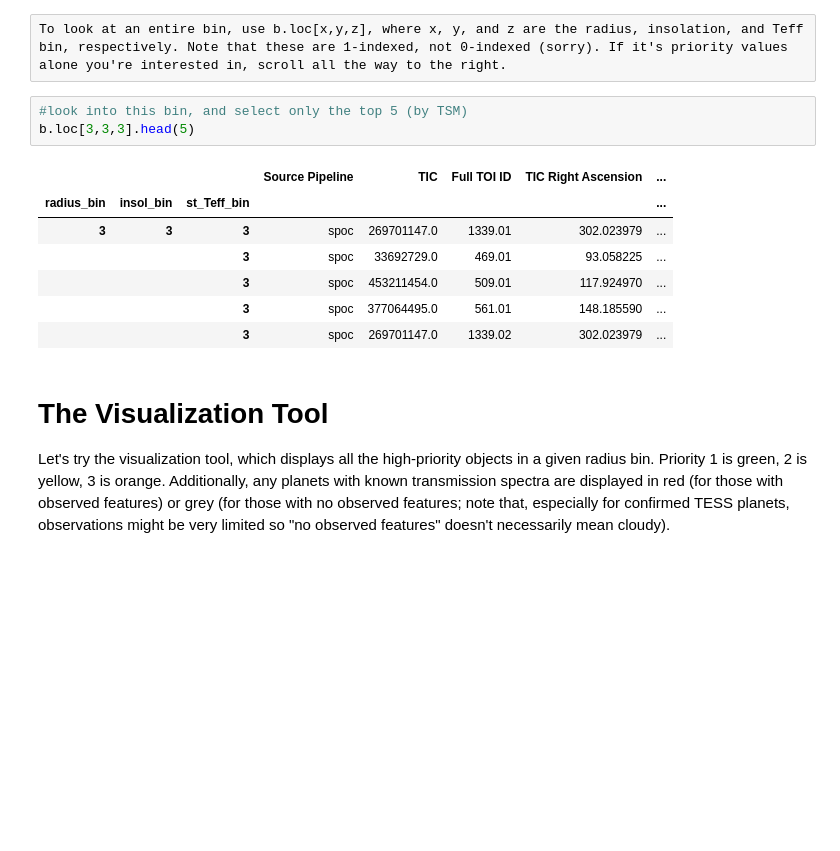
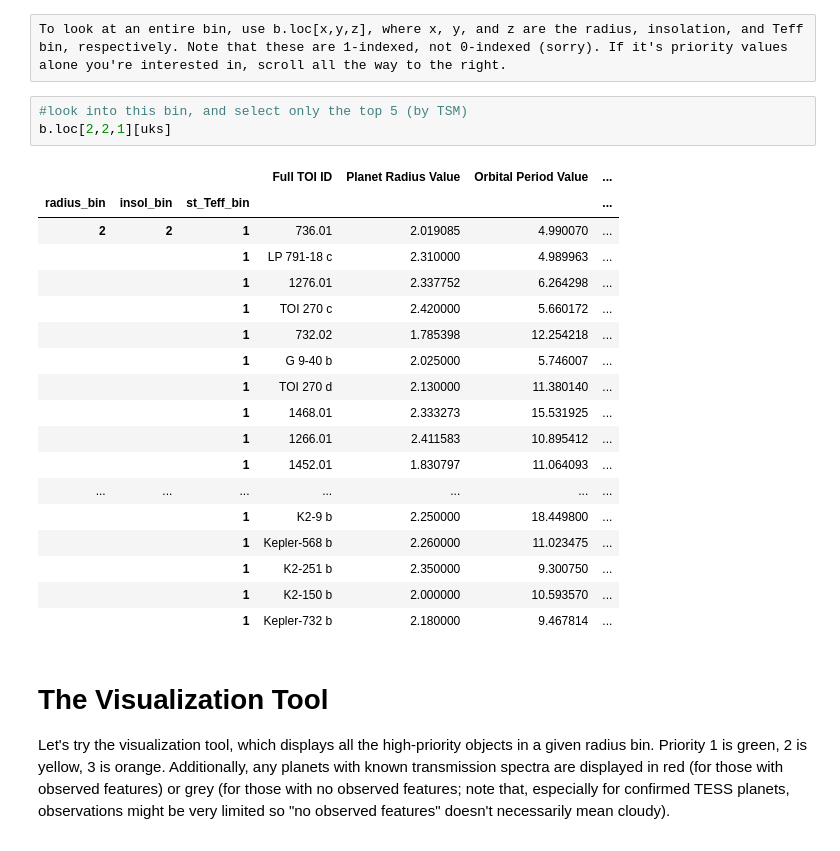
Before and after one commit to murphyjm/tks_targets_shared, a Jupyter notebook: Nicholas_meddling.ipynb, the cells around one changed output. Cells and saved outputs as stored; diff of their text form; blank space fills up the shorter version.

```diff
--- a/Nicholas_meddling.ipynb
+++ b/Nicholas_meddling.ipynb
@@ -119,15 +155,26 @@ b[b[id_key] == 'K2-18 b'][uks]
 To look at an entire bin, use b.loc[x,y,z], where x, y, and z are the radius, insolation, and Teff bin, respectively. Note that these are 1-indexed, not 0-indexed (sorry). If it's priority values alone you're interested in, scroll all the way to the right.
 # %%
 #look into this bin, and select only the top 5 (by TSM)
-b.loc[3,3,3].head(5)
+b.loc[2,2,1][uks]
 # %% [output]
-|  |  |  | Source Pipeline | TIC | Full TOI ID | TIC Right Ascension | ... |
-| radius_bin | insol_bin | st_Teff_bin |  |  |  |  | ... |
-| 3 | 3 | 3 | spoc | 269701147.0 | 1339.01 | 302.023979 | ... |
-|  |  | 3 | spoc | 33692729.0 | 469.01 | 93.058225 | ... |
-|  |  | 3 | spoc | 453211454.0 | 509.01 | 117.924970 | ... |
-|  |  | 3 | spoc | 377064495.0 | 561.01 | 148.185590 | ... |
-|  |  | 3 | spoc | 269701147.0 | 1339.02 | 302.023979 | ... |
+|  |  |  | Full TOI ID | Planet Radius Value | Orbital Period Value | ... |
+| radius_bin | insol_bin | st_Teff_bin |  |  |  | ... |
+| 2 | 2 | 1 | 736.01 | 2.019085 | 4.990070 | ... |
+|  |  | 1 | LP 791-18 c | 2.310000 | 4.989963 | ... |
+|  |  | 1 | 1276.01 | 2.337752 | 6.264298 | ... |
+|  |  | 1 | TOI 270 c | 2.420000 | 5.660172 | ... |
+|  |  | 1 | 732.02 | 1.785398 | 12.254218 | ... |
+|  |  | 1 | G 9-40 b | 2.025000 | 5.746007 | ... |
+|  |  | 1 | TOI 270 d | 2.130000 | 11.380140 | ... |
+|  |  | 1 | 1468.01 | 2.333273 | 15.531925 | ... |
+|  |  | 1 | 1266.01 | 2.411583 | 10.895412 | ... |
+|  |  | 1 | 1452.01 | 1.830797 | 11.064093 | ... |
+| ... | ... | ... | ... | ... | ... | ... |
+|  |  | 1 | K2-9 b | 2.250000 | 18.449800 | ... |
+|  |  | 1 | Kepler-568 b | 2.260000 | 11.023475 | ... |
+|  |  | 1 | K2-251 b | 2.350000 | 9.300750 | ... |
+|  |  | 1 | K2-150 b | 2.000000 | 10.593570 | ... |
+|  |  | 1 | Kepler-732 b | 2.180000 | 9.467814 | ... |
 # %% [markdown]
 # The Visualization Tool
 Let's try the visualization tool, which displays all the high-priority objects in a given radius bin. Priority 1 is green, 2 is yellow, 3 is orange. Additionally, any planets with known transmission spectra are displayed in red (for those with observed features) or grey (for those with no observed features; note that, especially for confirmed TESS planets, observations might be very limited so "no observed features" doesn't necessarily mean cloudy).
```
Also changed, not shown: parts of 21 cells of this notebook, 7 other files.
